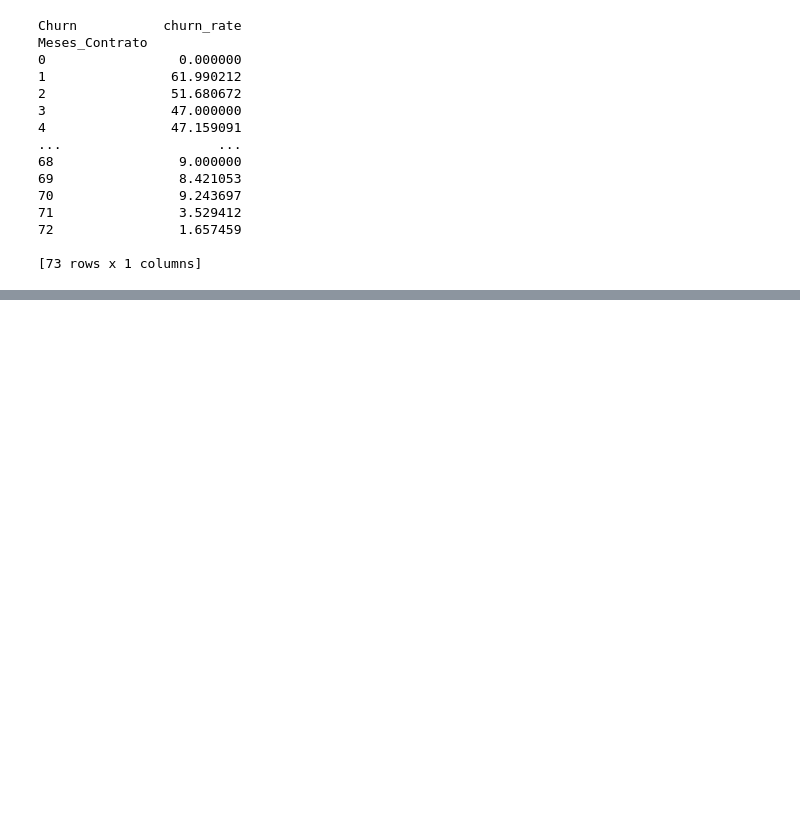
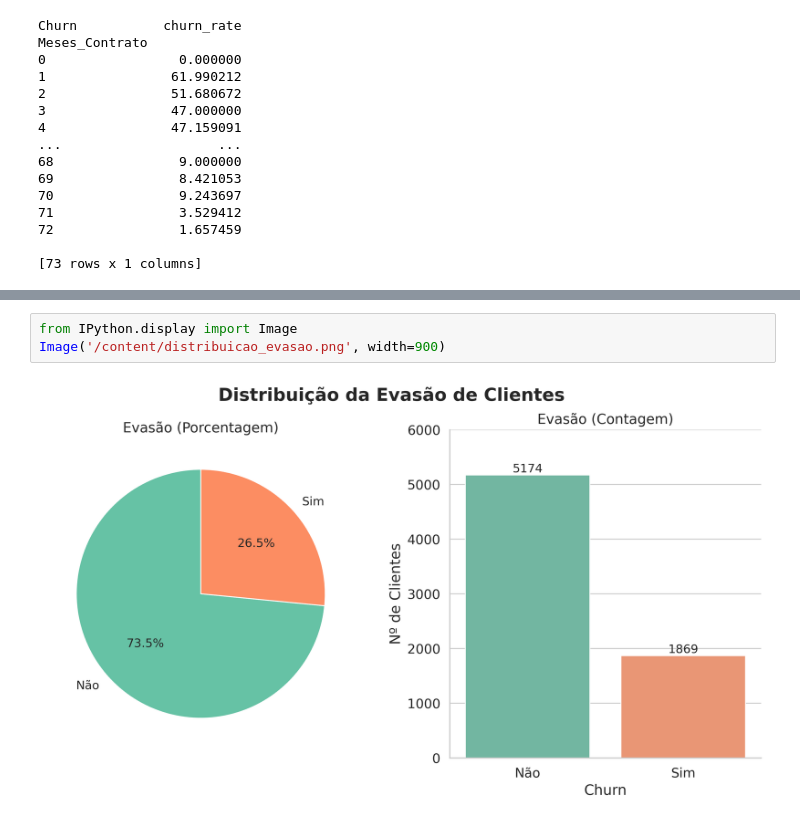
Before and after one commit to rodrigosergiosilva/challenge-telecom-x, a Jupyter notebook: TelecomX_BR.ipynb, the cells around one changed output, grey strips where cells are left out. Drawn from its saved outputs; the diff is of its cells as text; blank space fills up the shorter version.

```diff
--- a/TelecomX_BR.ipynb
+++ b/TelecomX_BR.ipynb
@@ -651,0 +683,5 @@ fig.show()
+# %%
+from IPython.display import Image
+Image('/content/distribuicao_evasao.png', width=900)
+# %% [output]
+[figure, added]
```
Also changed, not shown: parts of 15 cells of this notebook.
